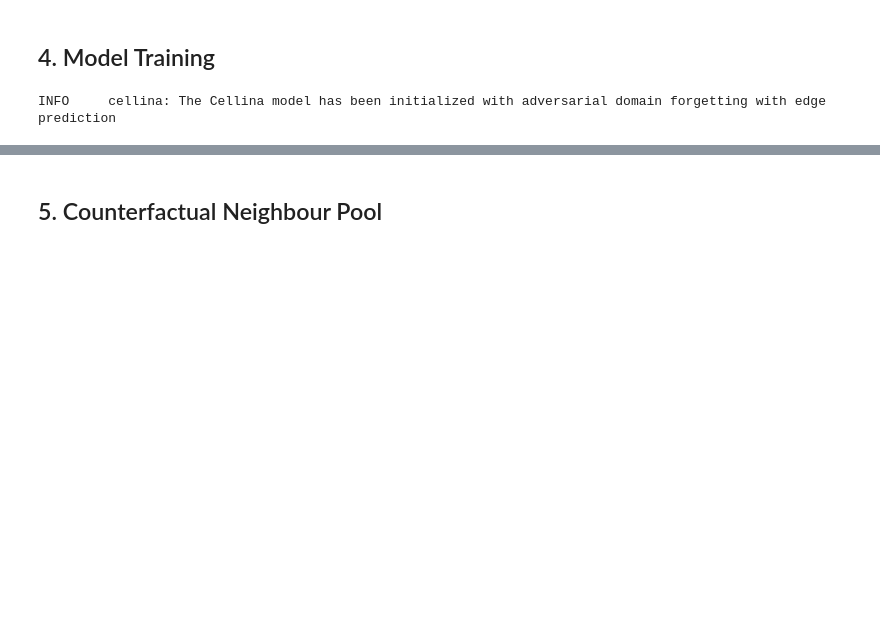
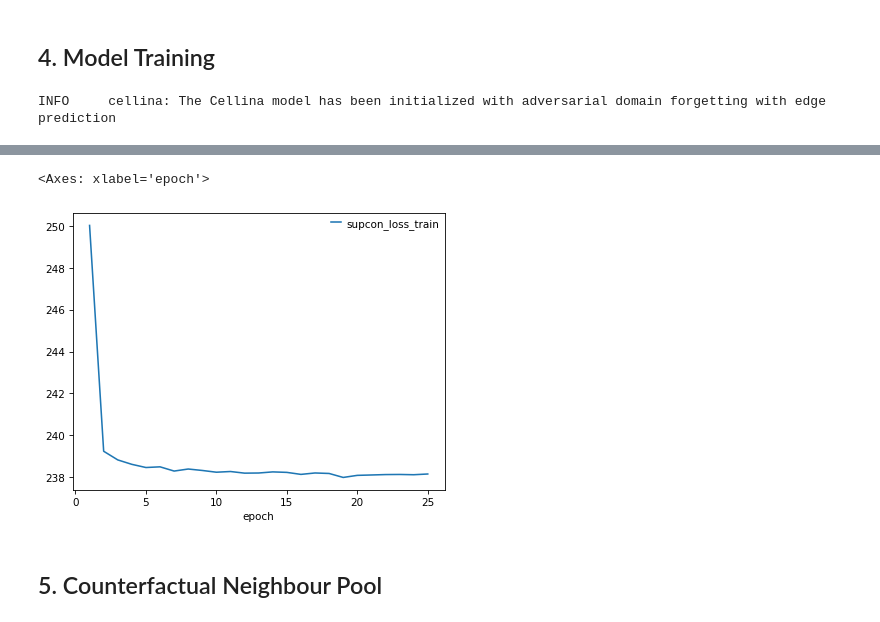
Before and after one commit to PMBio/cellina, a Jupyter notebook: perturb_loo.ipynb, the cells around one changed output, grey strips where cells are left out. Drawn from its saved outputs; the diff is of its cells as text; code cells hidden in the pictures; blank space fills up the shorter version.

```diff
--- a/perturb_loo.ipynb
+++ b/perturb_loo.ipynb
@@ -155,5 +156,10 @@ INFO: LOCAL_RANK: 0 - CUDA_VISIBLE_DEVICES: [0,1]
 # %%
 model.save(save_path, overwrite=True)
+# %%
+model.history_['supcon_loss_train'].plot()
+# %% [output]
+<Axes: xlabel='epoch'>
+[figure, added]
 # %% [markdown]
 ## 5. Counterfactual Neighbour Pool
 # %%
```
Also changed, not shown: parts of 4 cells of this notebook, 6 other files.
